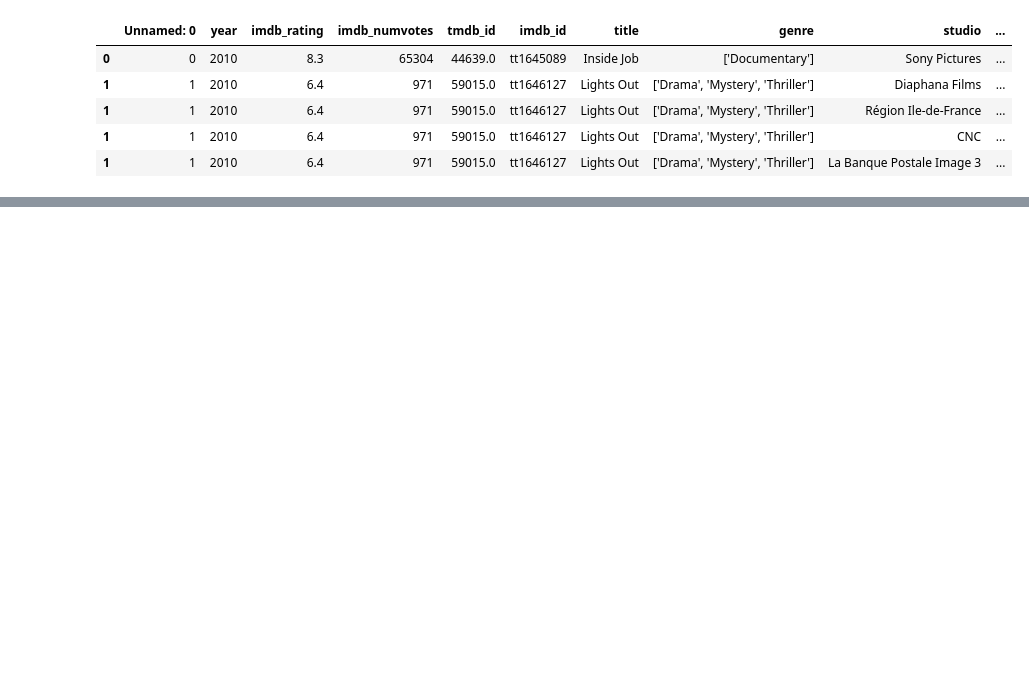
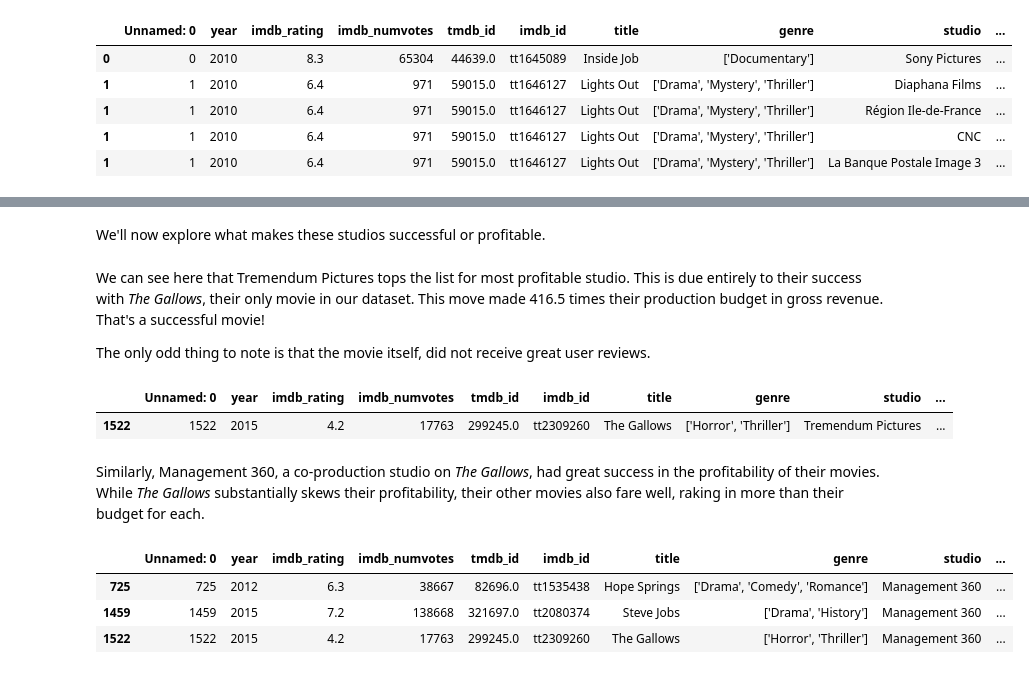
Before and after one commit to itcalderon/2020-movie-analysis, a Jupyter notebook: studio_profitability.ipynb, the cells around one changed output, grey strips where cells are left out. Saved outputs shown, nothing was run; the diff lists cells and outputs as text; code cells hidden in the pictures; blank space fills up the shorter version.

Commit message:
updated the markdown for the profitability analysis

```diff
--- a/studio_profitability.ipynb
+++ b/studio_profitability.ipynb
@@ -527,0 +534,22 @@ arcadia
+# %% [markdown]
+We'll now explore what makes these studios successful or profitable.
+# %% [markdown]
+We can see here that Tremendum Pictures tops the list for most profitable studio. This is due entirely to their success with *The Gallows*, their only movie in our dataset. This move made 416.5 times their production budget in gross revenue. That's a successful movie!
+
+The only odd thing to note is that the movie itself, did not receive great user reviews.
+# %%
+tremendum = df[df['studio']=='Tremendum Pictures']
+tremendum
+# %% [output]
+|  | Unnamed: 0 | year | imdb_rating | imdb_numvotes | tmdb_id | imdb_id | title | genre | studio | ... |
+| 1522 | 1522 | 2015 | 4.2 | 17763 | 299245.0 | tt2309260 | The Gallows | ['Horror', 'Thriller'] | Tremendum Pictures | ... |
+# %% [markdown]
+Similarly, Management 360, a co-production studio on *The Gallows*, had great success in the profitability of their movies. While *The Gallows* substantially skews their profitability, their other movies also fare well, raking in more than their budget for each.
+# %%
+mgmt = df[df['studio']=='Management 360']
+mgmt
+# %% [output]
+|  | Unnamed: 0 | year | imdb_rating | imdb_numvotes | tmdb_id | imdb_id | title | genre | studio | ... |
+| 725 | 725 | 2012 | 6.3 | 38667 | 82696.0 | tt1535438 | Hope Springs | ['Drama', 'Comedy', 'Romance'] | Management 360 | ... |
+| 1459 | 1459 | 2015 | 7.2 | 138668 | 321697.0 | tt2080374 | Steve Jobs | ['Drama', 'History'] | Management 360 | ... |
+| 1522 | 1522 | 2015 | 4.2 | 17763 | 299245.0 | tt2309260 | The Gallows | ['Horror', 'Thriller'] | Management 360 | ... |
```
Also changed, not shown: parts of 19 cells of this notebook.
